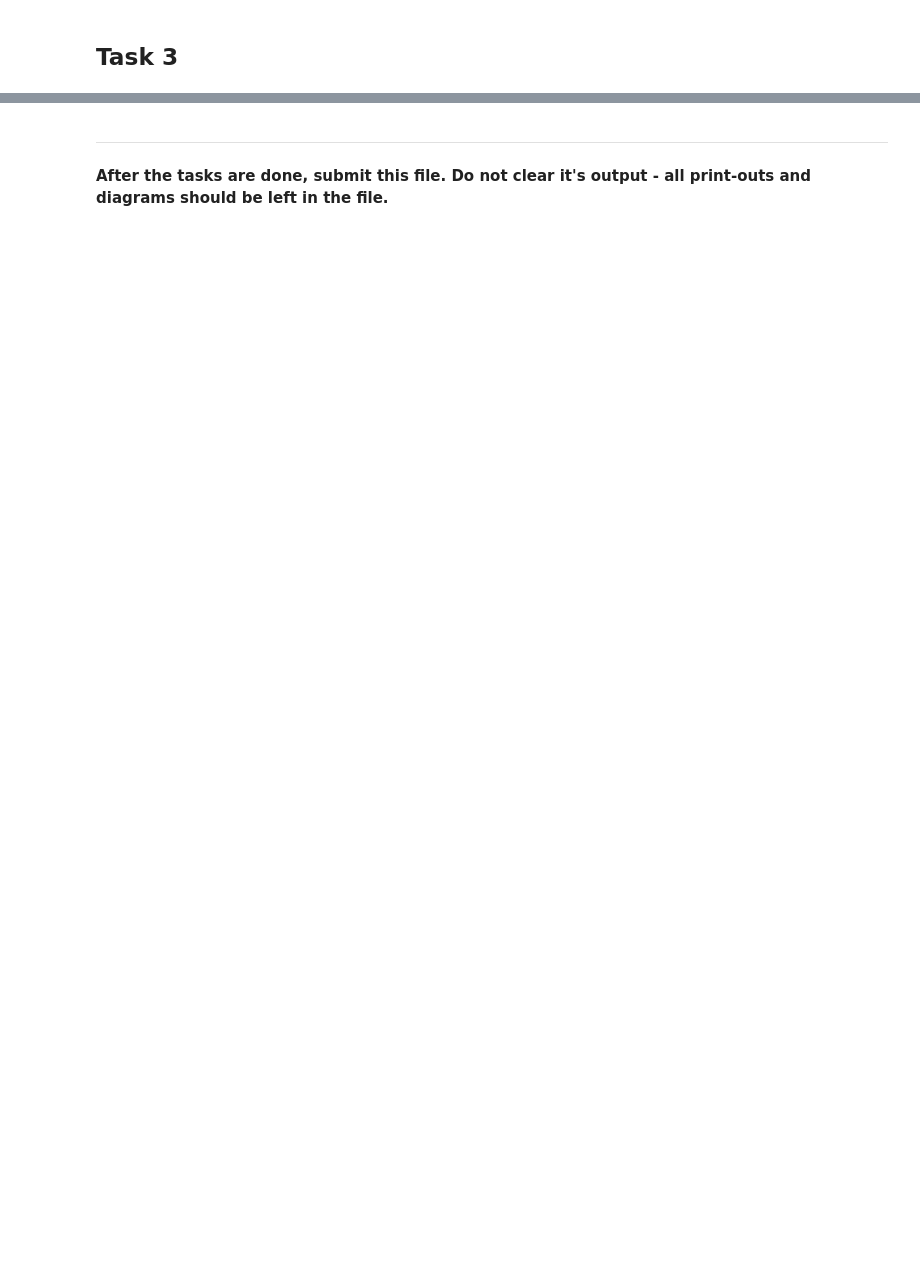
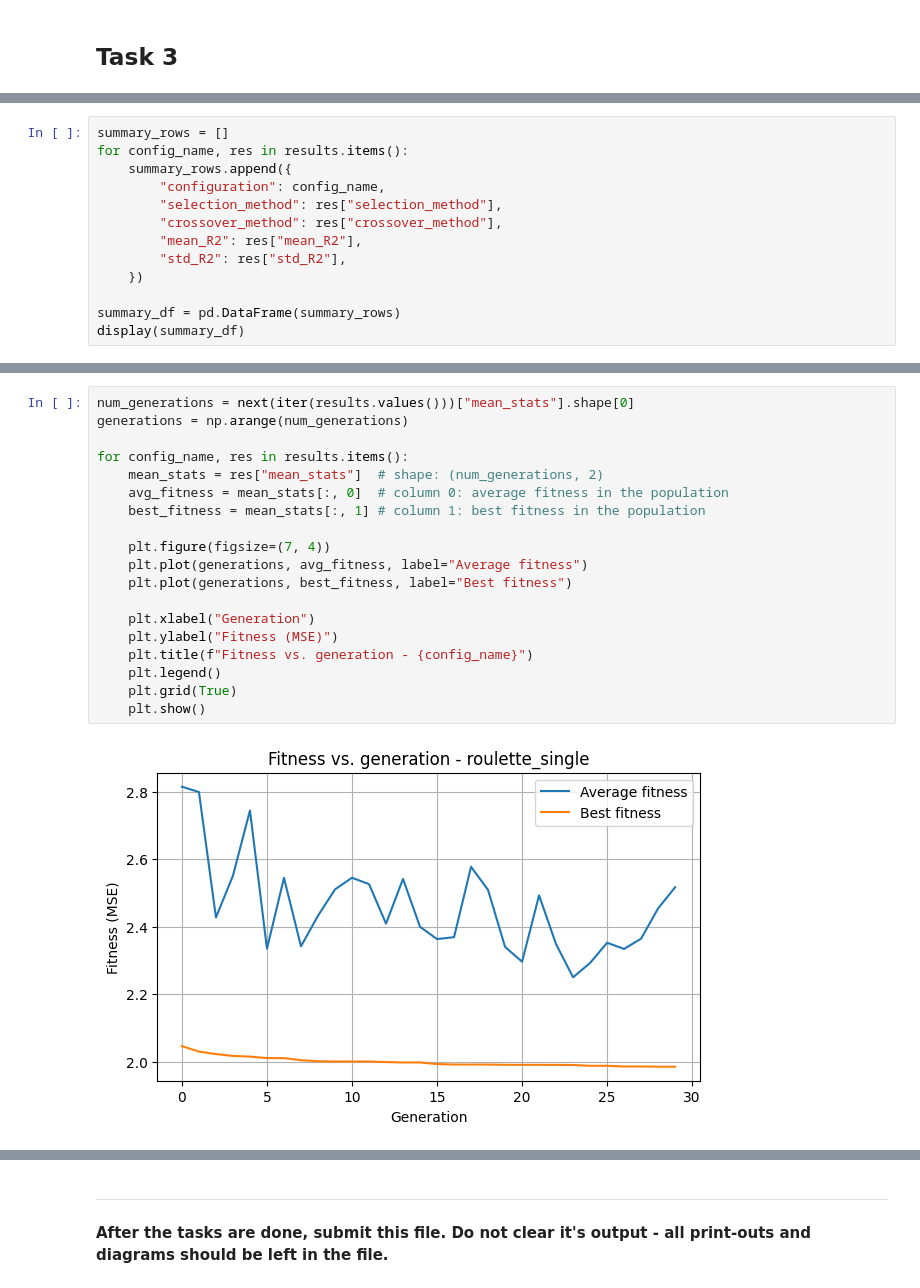
Before and after one commit to loic-marigny/machine-learning-rtu, a Jupyter notebook: 9_Assignment.ipynb, the cells around one changed output, grey strips where cells are left out. Saved outputs shown, nothing was run; the diff lists cells and outputs as text; blank space fills up the shorter version.

```diff
--- a/9_Assignment.ipynb
+++ b/9_Assignment.ipynb
@@ -415,0 +491,13 @@ Overall best R2 = 0.8646172504920925
+# %%
+summary_rows = []
+for config_name, res in results.items():
+    summary_rows.append({
+        "configuration": config_name,
+        "selection_method": res["selection_method"],
+        "crossover_method": res["crossover_method"],
+        "mean_R2": res["mean_R2"],
+        "std_R2": res["std_R2"],
+    })
+
+summary_df = pd.DataFrame(summary_rows)
+display(summary_df)
@@ -415,0 +510,21 @@ Overall best R2 = 0.8646172504920925
+# %%
+num_generations = next(iter(results.values()))["mean_stats"].shape[0]
+generations = np.arange(num_generations)
+
+for config_name, res in results.items():
+    mean_stats = res["mean_stats"]  # shape: (num_generations, 2)
+    avg_fitness = mean_stats[:, 0]  # column 0: average fitness in the population
+    best_fitness = mean_stats[:, 1] # column 1: best fitness in the population
+
+    plt.figure(figsize=(7, 4))
+    plt.plot(generations, avg_fitness, label="Average fitness")
+    plt.plot(generations, best_fitness, label="Best fitness")
+
+    plt.xlabel("Generation")
+    plt.ylabel("Fitness (MSE)")
+    plt.title(f"Fitness vs. generation - {config_name}")
+    plt.legend()
+    plt.grid(True)
+    plt.show()
+# %% [output]
+[figure, added]
```
Also changed, not shown: parts of 6 cells of this notebook.
